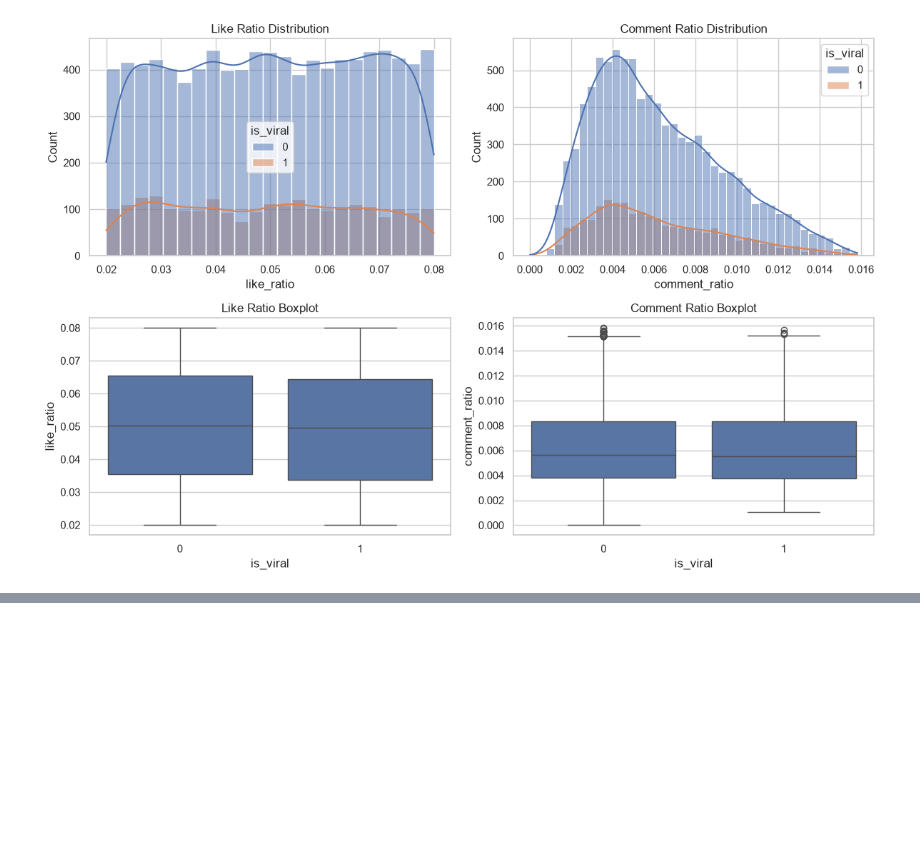
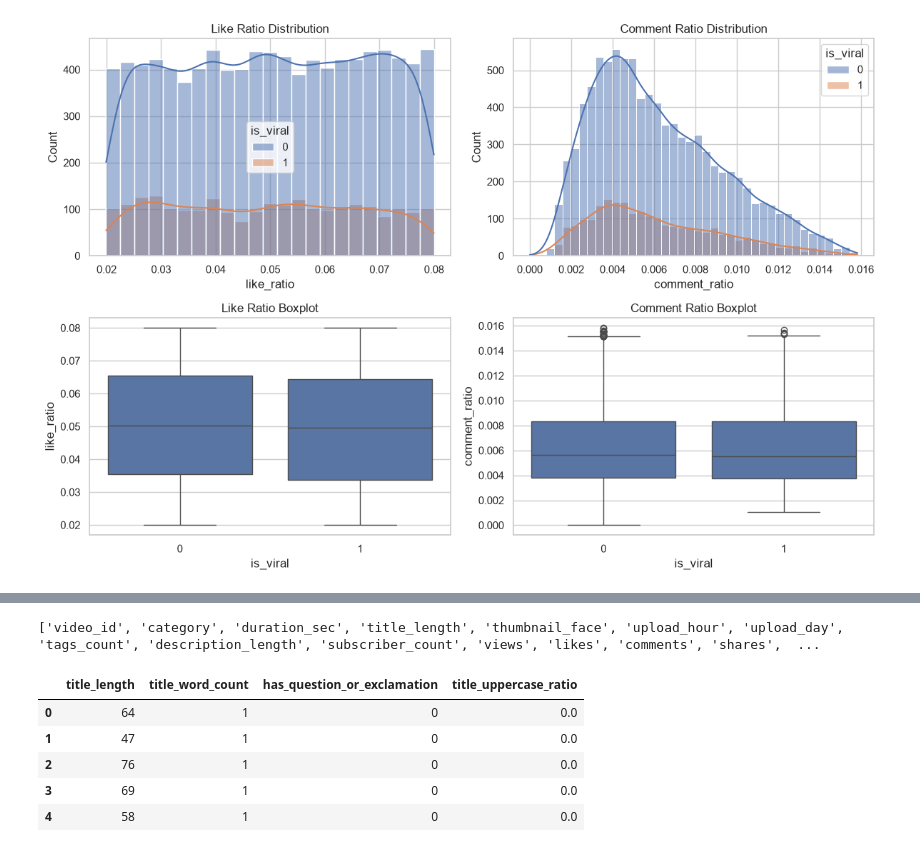
Before and after one commit to Roaminng/youtube-viral-ds, a Jupyter notebook: viral_videos.ipynb, the cells around one changed output, grey strips where cells are left out. Drawn from its saved outputs; the diff is of its cells as text; code cells hidden in the pictures; blank space fills up the shorter version.

```diff
--- a/viral_videos.ipynb
+++ b/viral_videos.ipynb
@@ -135,0 +190,34 @@ Sports      0.048416  0.047679   806      0.006062  0.005367   806
+# %%
+print(df.columns.tolist())
+# %% [output]
+['video_id', 'category', 'duration_sec', 'title_length', 'thumbnail_face', 'upload_hour', 'upload_day', 'tags_count', 'description_length', 'subscriber_count', 'views', 'likes', 'comments', 'shares',  ...
+# %%
+# Cell 9: Advanced title feature extraction
+import pandas as pd
+
+# 1. Word count in video title
+df['title_word_count'] = df['title_length'].apply(lambda x: len(str(x).split())) if 'title' not in df.columns else df['title'].str.split().str.len()
+
+# If 'title' string column is available:
+if 'title' in df.columns:
+    # 2. Clickbait punctuation indicator (? or !)
+    df['has_question_or_exclamation'] = df['title'].astype(str).str.contains(r'[\?!]', regex=True).astype(int)
+
+    # 3. Uppercase character ratio
+    df['title_uppercase_ratio'] = df['title'].astype(str).apply(
+        lambda t: sum(1 for c in t if c.isupper()) / max(len(t), 1)
+    )
+else:
+    # Fallback if raw text 'title' isn't in column list
+    df['has_question_or_exclamation'] = 0
+    df['title_uppercase_ratio'] = 0.0
+
+# Inspect newly engineered text features
+df[['title_length', 'title_word_count', 'has_question_or_exclamation', 'title_uppercase_ratio']].head()
+# %% [output]
+|  | title_length | title_word_count | has_question_or_exclamation | title_uppercase_ratio |
+| 0 | 64 | 1 | 0 | 0.0 |
+| 1 | 47 | 1 | 0 | 0.0 |
+| 2 | 76 | 1 | 0 | 0.0 |
+| 3 | 69 | 1 | 0 | 0.0 |
+| 4 | 58 | 1 | 0 | 0.0 |
```
Also changed, not shown: parts of 7 cells of this notebook.
